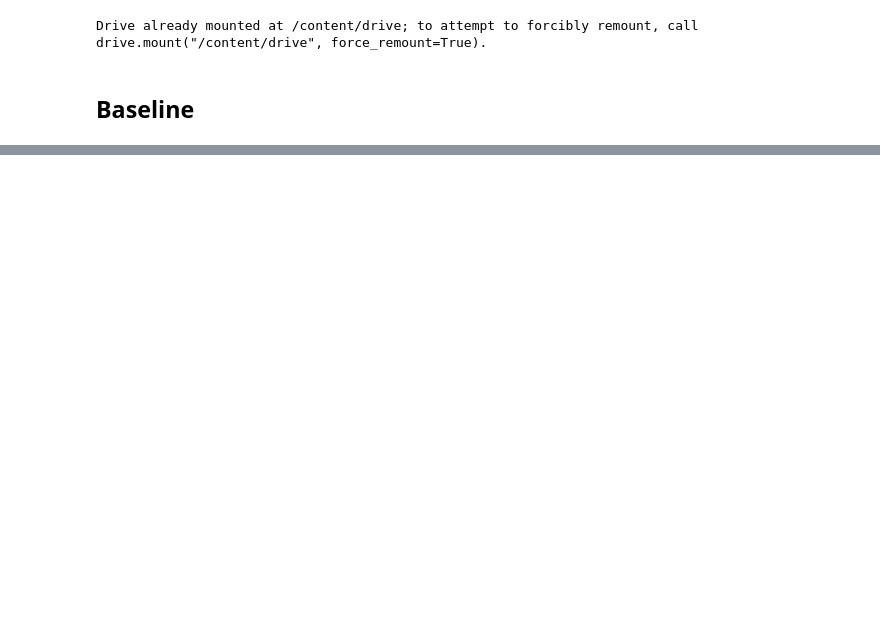
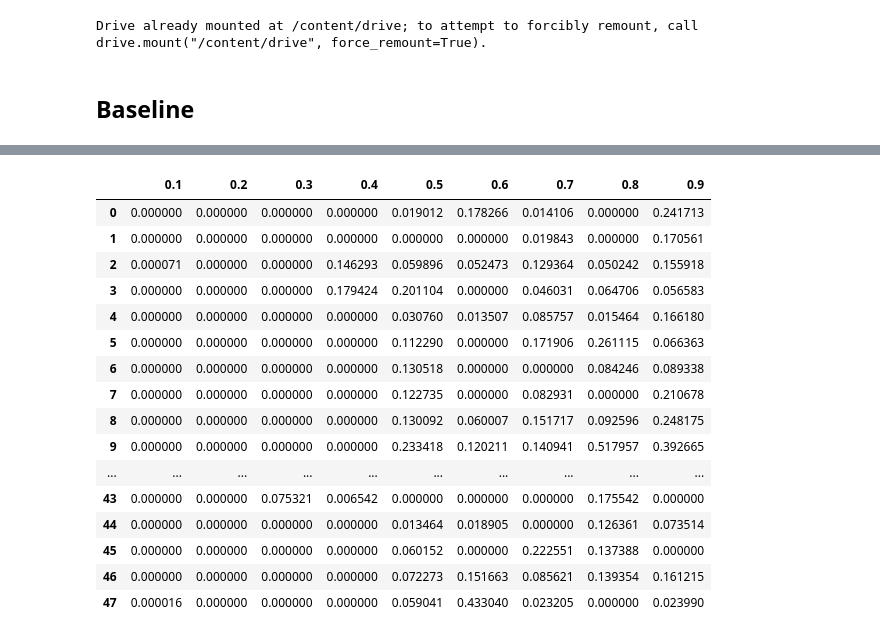
Before and after one commit to gogooma9/SolarGen, a Jupyter notebook: src/solar_gen.ipynb, the cells around one changed output, grey strips where cells are left out. Saved outputs shown, nothing was run; the diff lists cells and outputs as text; code cells hidden in the pictures; blank space fills up the shorter version.

```diff
--- a/src/solar_gen.ipynb
+++ b/src/solar_gen.ipynb
@@ -181,0 +278,11 @@ submission
+# %%
+results = pd.DataFrame()
+
+for index in range(9):
+    model = tf.keras.models.load_model('/content/drive/MyDrive/SolarGen/model/best_%d.h5'%((index+1)),
+                                       custom_objects={'pinball_loss': ploss((index+1)*0.1)})
+    pred = pd.Series(np.reshape(model.predict(X_test), -1))
+    results = pd.concat([results, pred], axis=1)
+
+results.columns = quantiles
+results
@@ -181,0 +312,20 @@ submission
+# %%
+results = results.clip(0.0)
+# %% [output]
+|  | 0.1 | 0.2 | 0.3 | 0.4 | 0.5 | 0.6 | 0.7 | 0.8 | 0.9 |
+| 0 | 0.000000 | 0.000000 | 0.000000 | 0.000000 | 0.019012 | 0.178266 | 0.014106 | 0.000000 | 0.241713 |
+| 1 | 0.000000 | 0.000000 | 0.000000 | 0.000000 | 0.000000 | 0.000000 | 0.019843 | 0.000000 | 0.170561 |
+| 2 | 0.000071 | 0.000000 | 0.000000 | 0.146293 | 0.059896 | 0.052473 | 0.129364 | 0.050242 | 0.155918 |
+| 3 | 0.000000 | 0.000000 | 0.000000 | 0.179424 | 0.201104 | 0.000000 | 0.046031 | 0.064706 | 0.056583 |
+| 4 | 0.000000 | 0.000000 | 0.000000 | 0.000000 | 0.030760 | 0.013507 | 0.085757 | 0.015464 | 0.166180 |
+| 5 | 0.000000 | 0.000000 | 0.000000 | 0.000000 | 0.112290 | 0.000000 | 0.171906 | 0.261115 | 0.066363 |
+| 6 | 0.000000 | 0.000000 | 0.000000 | 0.000000 | 0.130518 | 0.000000 | 0.000000 | 0.084246 | 0.089338 |
+| 7 | 0.000000 | 0.000000 | 0.000000 | 0.000000 | 0.122735 | 0.000000 | 0.082931 | 0.000000 | 0.210678 |
+| 8 | 0.000000 | 0.000000 | 0.000000 | 0.000000 | 0.130092 | 0.060007 | 0.151717 | 0.092596 | 0.248175 |
+| 9 | 0.000000 | 0.000000 | 0.000000 | 0.000000 | 0.233418 | 0.120211 | 0.140941 | 0.517957 | 0.392665 |
+| ... | ... | ... | ... | ... | ... | ... | ... | ... | ... |
+| 43 | 0.000000 | 0.000000 | 0.075321 | 0.006542 | 0.000000 | 0.000000 | 0.000000 | 0.175542 | 0.000000 |
+| 44 | 0.000000 | 0.000000 | 0.000000 | 0.000000 | 0.013464 | 0.018905 | 0.000000 | 0.126361 | 0.073514 |
+| 45 | 0.000000 | 0.000000 | 0.000000 | 0.000000 | 0.060152 | 0.000000 | 0.222551 | 0.137388 | 0.000000 |
+| 46 | 0.000000 | 0.000000 | 0.000000 | 0.000000 | 0.072273 | 0.151663 | 0.085621 | 0.139354 | 0.161215 |
+| 47 | 0.000016 | 0.000000 | 0.000000 | 0.000000 | 0.059041 | 0.433040 | 0.023205 | 0.000000 | 0.023990 |
```
Also changed, not shown: parts of 22 cells of this notebook.
